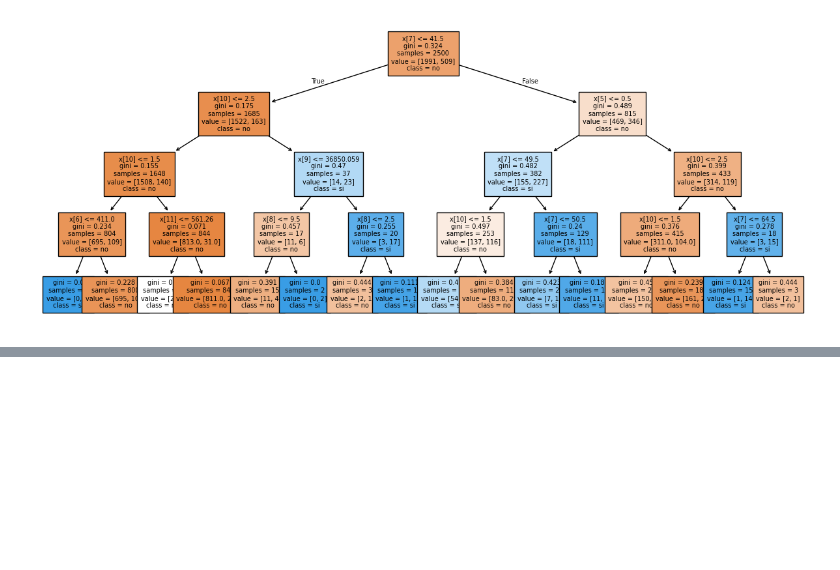
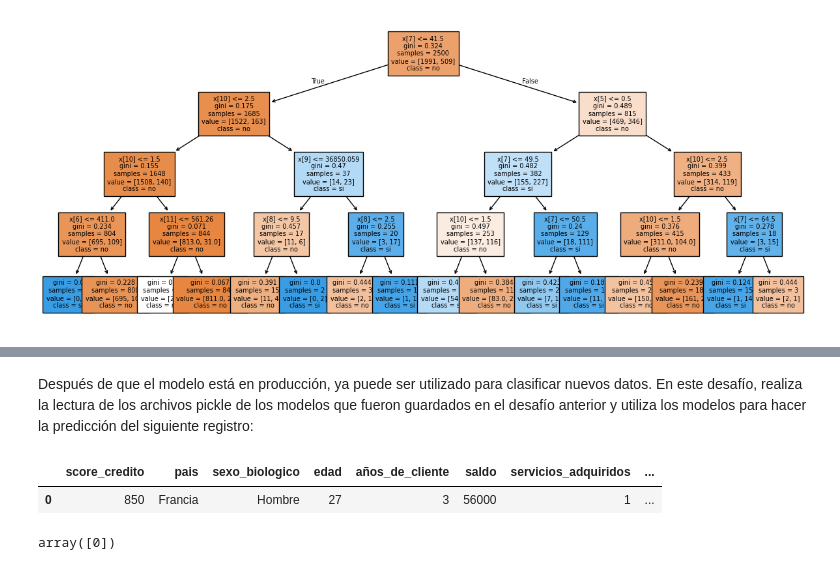
Before and after one commit to MiguelFigueroa02/alura_Machine_Learning, a Jupyter notebook: Ejercicios_clasif_ML.ipynb, the cells around one changed output, grey strips where cells are left out. Saved outputs shown, nothing was run; the diff lists cells and outputs as text; code cells hidden in the pictures; blank space fills up the shorter version.

```diff
--- a/Ejercicios_clasif_ML.ipynb
+++ b/Ejercicios_clasif_ML.ipynb
@@ -278,0 +336,21 @@ plot_tree(modelo_arbol, filled=True, class_names=['no','si'],fontsize=7);
+# %% [markdown]
+Después de que el modelo está en producción, ya puede ser utilizado para clasificar nuevos datos. En este desafío, realiza la lectura de los archivos pickle de los modelos que fueron guardados en el desafío anterior y utiliza los modelos para hacer la predicción del siguiente registro:
+# %%
+nuevo_dato = pd.DataFrame({
+    'score_credito': [850],
+    'pais':['Francia'],
+    'sexo_biologico':['Hombre'],
+    'edad': [27],
+    'años_de_cliente': [3],
+    'saldo': [56000],
+    'servicios_adquiridos': [1],
+    'tiene_tarjeta_credito': [1],
+    'miembro_activo': [1],
+    'salario_estimado': [85270.00]
+})
+# %%
+
+nuevo_dato
+# %% [output]
+|  | score_credito | pais | sexo_biologico | edad | años_de_cliente | saldo | servicios_adquiridos | ... |
+| 0 | 850 | Francia | Hombre | 27 | 3 | 56000 | 1 | ... |
@@ -278,0 +363,4 @@ plot_tree(modelo_arbol, filled=True, class_names=['no','si'],fontsize=7);
+# %%
+modelo_arbol.predict(nuevo_dato)
+# %% [output]
+array([0])
```
Also changed, not shown: parts of 19 cells of this notebook.
